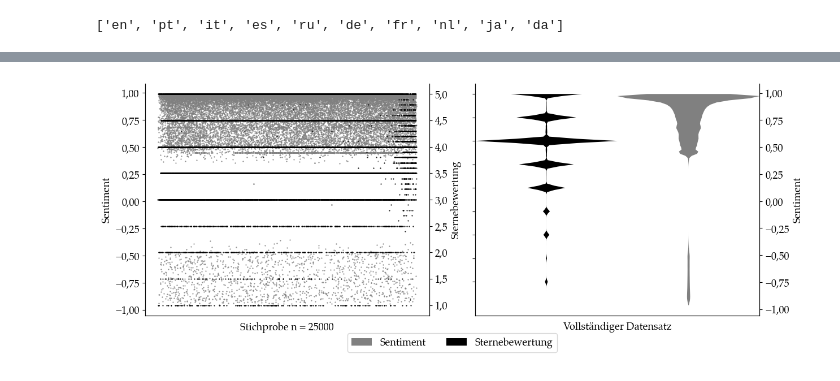
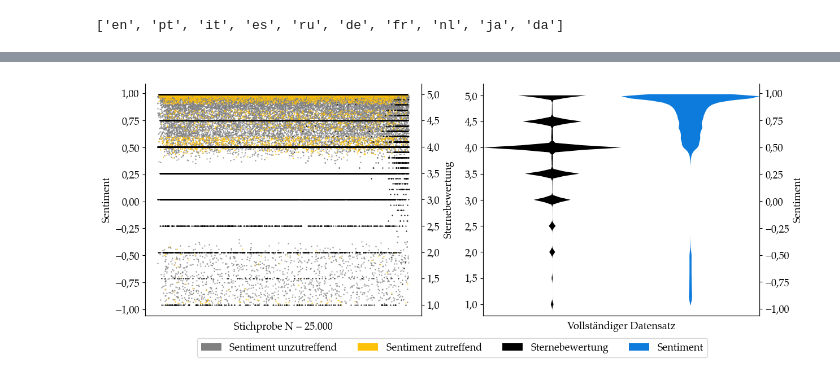
Before and after one commit to M4rl0wBuongustaio/master_thesis_ai_sommelier, a Jupyter notebook: analysis/visualization.ipynb, the cells around one changed output, grey strips where cells are left out. Cells and saved outputs as stored; diff of their text form; code cells hidden in the pictures.

```diff
--- a/analysis/visualization.ipynb
+++ b/analysis/visualization.ipynb
@@ -184,5 +278,6 @@ fig.savefig(fig_path + 'top_10_review_count_ratings.png', dpi=300)
 # %%
 con_rev_sent = sqlite3.connect('../database/review_en_sentiment.db')
-df_rev_sent = pd.read_sql_query("SELECT id, rating, sentiment from review_en_sentiment", con_rev_sent)
+df_rev_sent = pd.read_sql_query("SELECT id, rating, sentiment, note_length, note FROM review_en_sentiment",
+                                con_rev_sent)
 df_rev_sent.head()
 # %% [output]
@@ -197,0 +319,3 @@ df = df_rev_sent.sample(n=n)
+# %%
+df_incorrect = df[~df.id.isin(df_correct.id)]
+df_incorrect.head()
@@ -203,47 +334,47 @@ fig, (ax1_1, ax2_1) = plt.subplots(nrows=1, ncols=2, figsize=(12.8, 4.8))
 
 # First plot
 ax1_2 = ax1_1.twinx()
-ax1_1.scatter(x=df.id, y=df.sentiment, c='grey', s=0.3)
+ax1_1.scatter(x=df_incorrect.id, y=df_incorrect.sentiment, c='grey', s=0.3)
+ax1_1.scatter(x=df_correct.id, y=df_correct.sentiment, c='#FFC20A', s=0.3)
 ax1_2.scatter(x=df.id, y=df.rating, c='black', s=0.3)
 ax1_1.set_ylabel('Sentiment')
 ax1_2.set_ylabel('Sternebewertung')
 ax1_2.set_xticks([])
 ax1_1.set_xticklabels([])
-ax1_1.set_xlabel('Stichprobe n = ' + str(n))
+ax1_1.set_xlabel('Stichprobe N = 25.000')
 ax1_1.spines['top'].set_visible(False)
 ax1_2.spines['top'].set_visible(False)
-# fig.tight_layout()
-# fig.savefig(fig_path + 'sentiment_rating.png', dpi=300)
 
 # Second plot
 ax2_2 = ax2_1.twinx()
 p1 = ax2_1.violinplot(df_rev_sent.rating, positions=[0.5], showextrema=False)
 p2 = ax2_2.violinplot(df_rev_sent.sentiment, positions=[1], showextrema=False)
 
 for pc in p1['bodies']:
     pc.set_facecolor('black')
     pc.set_alpha(1)
 for pc in p2['bodies']:
-    pc.set_facecolor('grey')
+    pc.set_facecolor('#0C7BDC')
     pc.set_alpha(1)
 ax2_1.spines['top'].set_visible(False)
 ax2_2.spines['top'].set_visible(False)
 
-# ax2_1.legend()
 ax2_1.set_xlim(0.25, 1.25)
 ax2_1.set_xticks([])
-ax2_1.set_yticks([ 1, 1.5, 2, 2.5, 3, 3.5, 4, 4.5, 5])
-ax2_1.set_yticklabels([])
+ax2_1.set_ylim(ymin=0.785)
+
 ax2_2.set_ylabel('Sentiment')
 ax2_1.set_xlabel('Vollständiger Datensatz')
 
 legened_elements = [
-    Patch(facecolor='grey', label='Sentiment'),
-    Patch(facecolor='black', label='Sternebewertung')
+    Patch(facecolor='grey', label='Sentiment unzutreffend'),
+    Patch(facecolor='#FFC20A', label='Sentiment zutreffend'),
+    Patch(facecolor='black', label='Sternebewertung'),
+    Patch(facecolor='#0C7BDC', label='Sentiment')
 ]
 
-fig.legend(handles=legened_elements, loc='lower center',bbox_to_anchor=(0.25, -0.05, 0.5, 0.5), ncol=2)
+fig.legend(handles=legened_elements, loc='lower center', bbox_to_anchor=(0.25, -0.07, 0.5, 0.5), ncol=4)
 fig.tight_layout()
-fig.savefig(fig_path + 'sentiment_rating.pdf',bbox_inches='tight')
+fig.savefig(fig_path + 'sentiment_rating.png', bbox_inches='tight', dpi=400)
 # %% [output]
-[figure, old version]
+[figure, new version]
```
Also changed, not shown: parts of 22 cells of this notebook, 8 other files.
